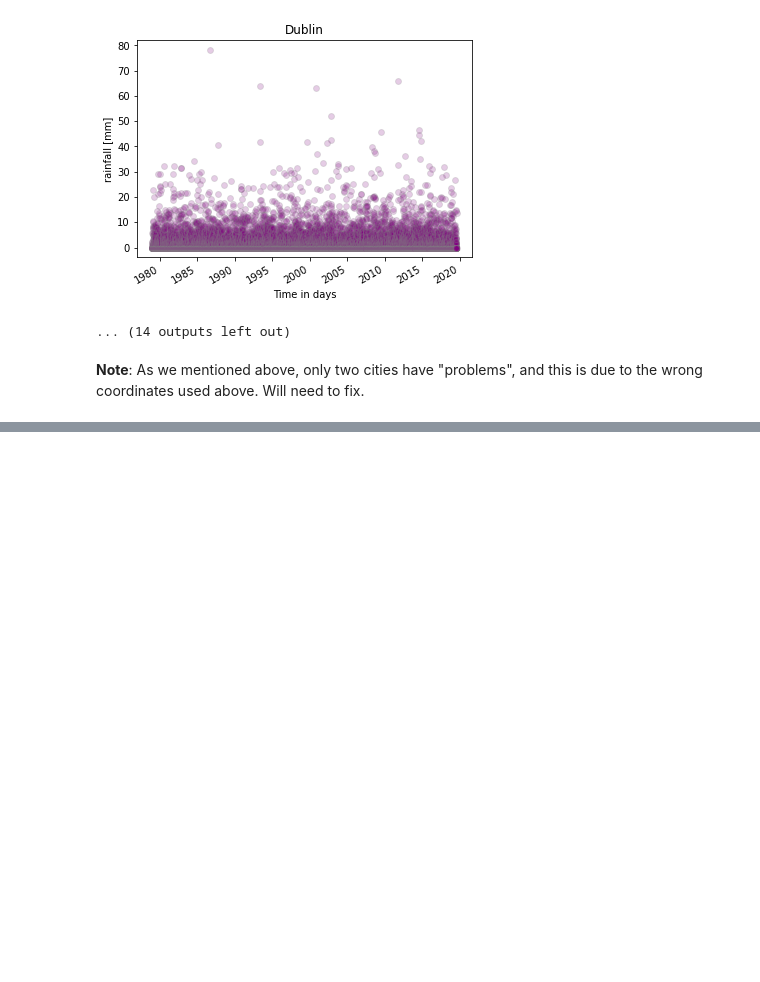
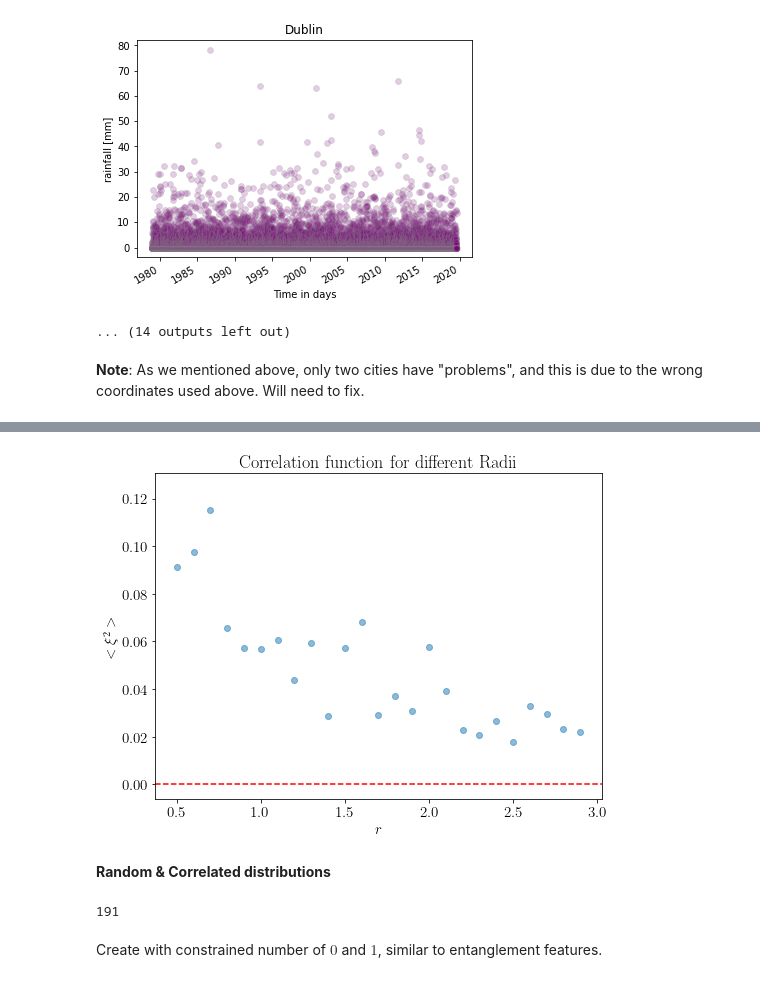
Before and after one commit to MariosNT/ML_Extreme_Climate_Events, a Jupyter notebook: Data/Data/rainfall_data_check.ipynb, the cells around one changed output, grey strips where cells are left out. Cells and saved outputs as stored; diff of their text form; code cells hidden in the pictures; blank space fills up the shorter version.

```diff
--- a/Data/Data/rainfall_data_check.ipynb
+++ b/Data/Data/rainfall_data_check.ipynb
@@ -331,0 +429,10 @@ __Note__: As we mentioned above, only two cities have "problems", and this is du
+# %%
+# Create a random box
+
+np.random.seed(seed=1)
+
+N = 10000 #N number of particles
+Dimensions = 2
+box_size = 20
+
+coordinates = np.random.rand(N,Dimensions)*box_size
@@ -331,0 +477,6 @@ __Note__: As we mentioned above, only two cities have "problems", and this is du
+# %%
+def number_per_cell(cent, radi_min, radi_max, coord):
+    rad_cell = radial_bin_cut(cent, radi_min, radi_max, coord)
+    N_part = len(rad_cell)
+    N_part = N_part/(np.pi*(radi_max**2-radi_min**2))
+    return N_part/(N/box_size**2)
@@ -331,0 +491,3 @@ __Note__: As we mentioned above, only two cities have "problems", and this is du
+# %%
+r = np.arange(0.5, 3, 0.1)
+points = np.random.randint(3, 16, (35,2))
@@ -331,0 +514,17 @@ __Note__: As we mentioned above, only two cities have "problems", and this is du
+# %%
+g = np.zeros((len(r), len(points)))
+
+for j in range(len(points)):
+    for i in range(len(r)):
+#         fig, ax = plt.subplots()
+#         ax.scatter(radial_bin_cut(points[j], r[i], r[i]+0.2, coordinates)[:,0],\
+#                    radial_bin_cut(points[j], r[i], r[i]+0.2, coordinates)[:,1],\
+#                    alpha=0.3, edgecolors='none')
+
+#         ax.grid(True)
+#         ax.set_xlim(0,10)
+#         ax.set_ylim(0,10)
+#         plt.show()
+        g[i,j]=number_per_cell(points[j], r[i], r[i]+0.1, coordinates)
+
+g = g-1
@@ -331,0 +563,13 @@ __Note__: As we mentioned above, only two cities have "problems", and this is du
+# %%
+plt.figure(figsize=(8,6))
+
+plt.scatter(r, np.mean(g**2, axis=1), alpha=0.5)
+plt.axhline(y=0, ls = '--', c='r')
+plt.title("Correlation function for different Radii")
+plt.xlabel(r'$r$')
+plt.ylabel(r"$<\xi^2>$")
+plt.show()
+# %% [output]
+[figure, added]
+# %% [markdown]
+__Random & Correlated distributions__
@@ -331,0 +580,4 @@ __Note__: As we mentioned above, only two cities have "problems", and this is du
+# %%
+np.sum(random_square==1)
+# %% [output]
+191
@@ -331,0 +586,2 @@ __Note__: As we mentioned above, only two cities have "problems", and this is du
+# %% [markdown]
+Create with constrained number of $0$ and $1$, similar to entanglement features.
```
Also changed, not shown: parts of 44 cells of this notebook, 3 other files.
